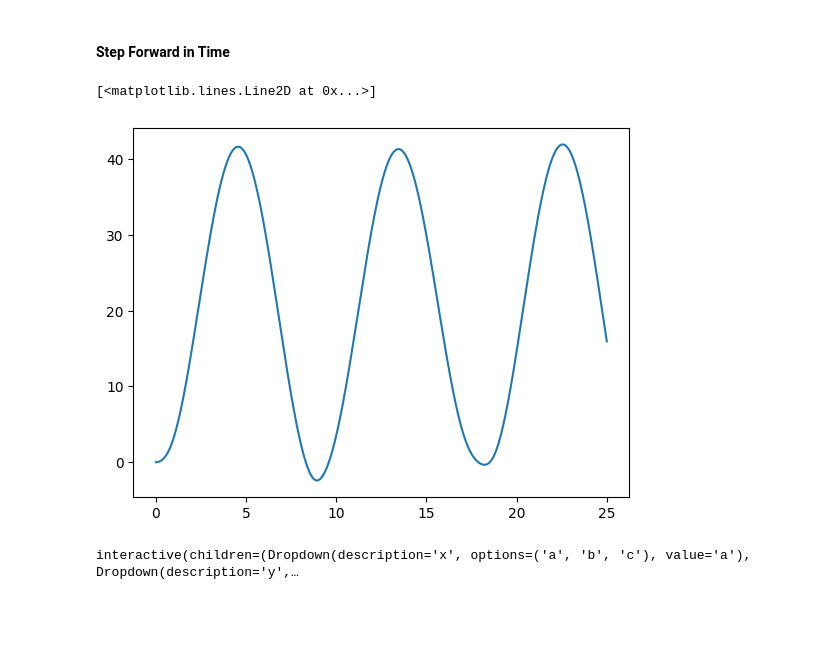
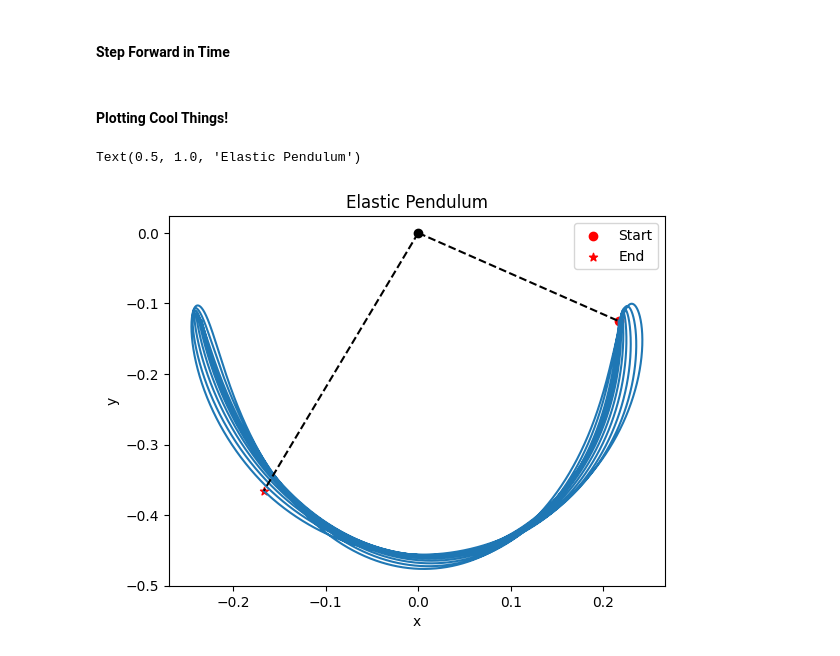
Before and after one commit to AidanJanney/SPS_Coding_Tutorial, a Jupyter notebook: ElasticPendulum.ipynb, the cells around one changed output. Saved outputs shown, nothing was run; the diff lists cells and outputs as text; code cells hidden in the pictures; blank space fills up the shorter version.

```diff
--- a/ElasticPendulum.ipynb
+++ b/ElasticPendulum.ipynb
@@ -128,10 +139,10 @@ theta_d_dot = [0]*num_steps
 #### Physical Parameters and Constants
 # %%
 ## Set Initial Physical Parameters and Constants
-k = 1.0 # N/m
+k = 45.0 # N/m
 m = 2.0 # kg
 g = 9.8 # m/2^2
-l_0 = 6.0 # m
+l_0 = 0.25 # m
 
 ## Set Initial Values
 x_0 = 0 #m, spring begins at equilibrium
@@ -159,27 +170,31 @@ for t in range(0,num_steps-1):
     ## Then find the change in position from the velocity
     x[t+1] = x[t] + x_dot[t]*delta_t
     theta[t+1] = theta[t] + theta_dot[t]*delta_t
-# %%
-times = [t for t in np.arange(0,total_time,delta_t)]
-# %% [output]
-[<matplotlib.lines.Line2D at 0x...>]
-[figure, removed]
-# %%
-import numpy as np
-import pandas as pd
-import matplotlib.pyplot as plt
-from ipywidgets import interactive
-%matplotlib inline
-
-columns=['a','b','c']
-data = np.cumsum(np.random.rand(10,3),axis=1)
-df = pd.DataFrame(data,columns=columns)
-
-def g(x,y):
-    plt.scatter(df[x], df[y])
-    plt.show()
-
-interactive_plot = interactive(g, x=columns, y=columns)
-interactive_plot
-# %% [output]
-interactive(children=(Dropdown(description='x', options=('a', 'b', 'c'), value='a'), Dropdown(description='y',…
+# %% [markdown]
+#### Plotting Cool Things!
+# %%
+# Set Up x and y and time coordinates for plotting
+times = [t for t in np.arange(0,total_time,delta_t)]
+x_coords = [(x[i]+l_0)*np.sin(theta[i]) for i in range(len(theta))]
+y_coords = [-(x[i]+l_0)*np.cos(theta[i]) for i in range(len(theta))]
+
+# Plot simply
+plt.figure()
+ax = plt.subplot(111)
+ax.plot(x_coords, y_coords)
+
+# Add additional information for pendulum starting and ending position and arm
+ax.plot([0,x_coords[0]],[0,y_coords[0]], color = 'black',linestyle = '--')
+ax.plot([0,x_coords[-1]], [0,y_coords[-1]], color = 'black',linestyle = '--')
+ax.scatter(x_coords[0],y_coords[0], marker = 'o', label = 'Start', color = 'r')
+ax.scatter(x_coords[-1], y_coords[-1], marker = '*', label = 'End', color = 'r')
+ax.scatter(0,0, marker = 'o', color = 'black')
+
+# Configure Plot and Axes labels
+ax.legend()
+ax.set_xlabel("x")
+ax.set_ylabel("y")
+ax.set_title("Elastic Pendulum")
+# %% [output]
+Text(0.5, 1.0, 'Elastic Pendulum')
+[figure, added]
```
Also changed, not shown: parts of 8 cells of this notebook, 2 other files.
